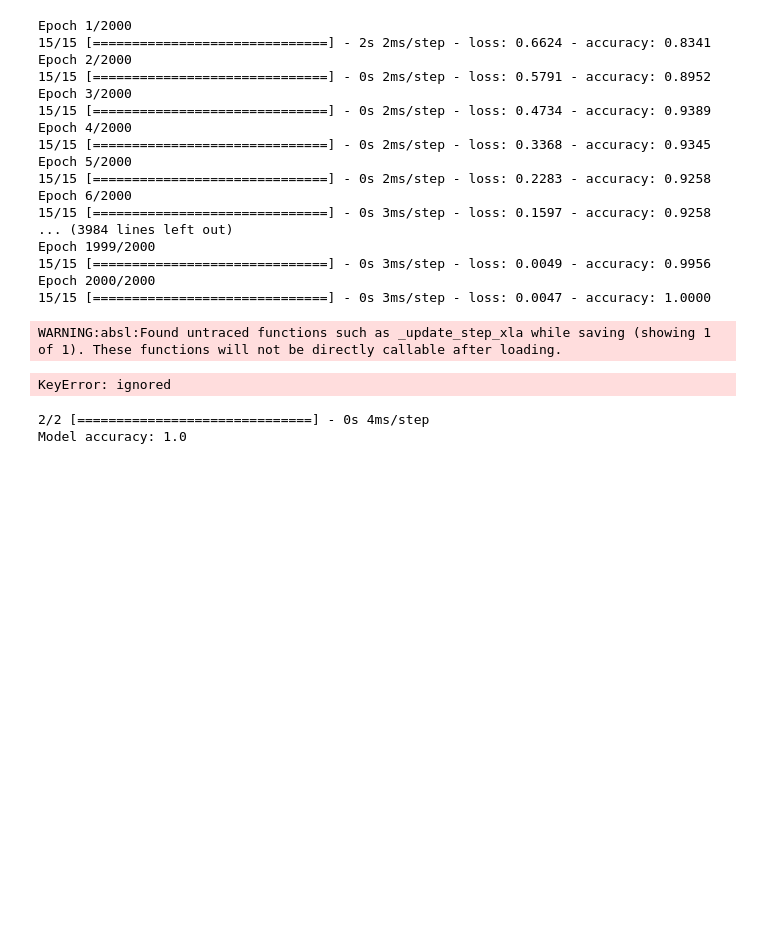
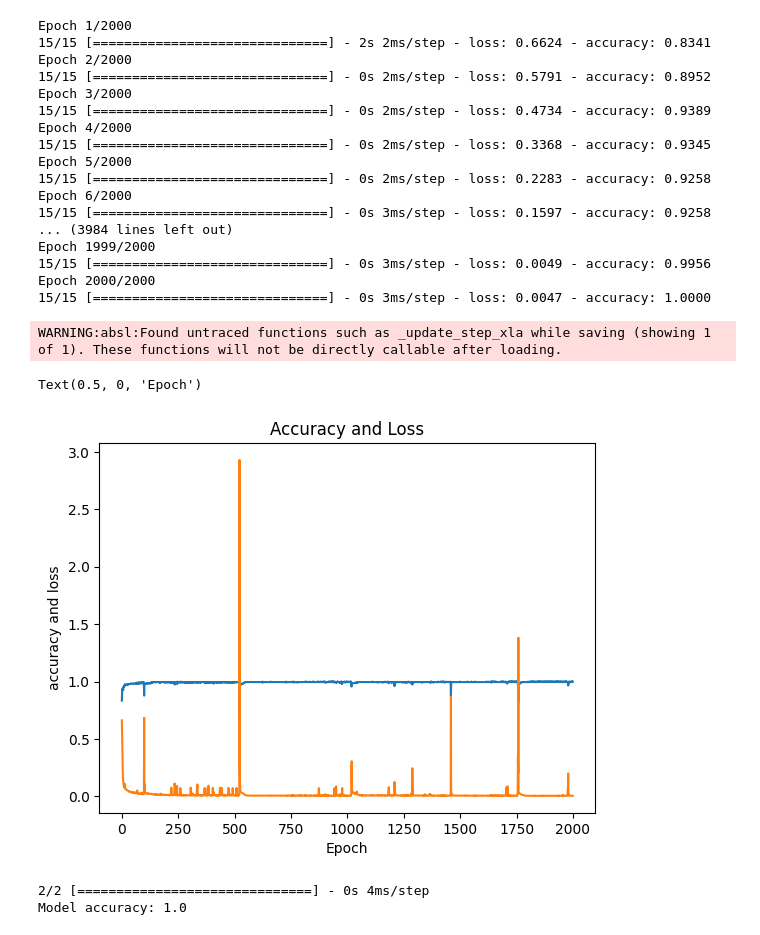
Before and after one commit to Flychuban/Kidney-Disease-Prediction, a Jupyter notebook: KidneyDiseasePrediction.ipynb, the cells around one changed output. Drawn from its saved outputs; the diff is of its cells as text; code cells hidden in the pictures; blank space fills up the shorter version.

Commit message:
Model visualized and saved

```diff
--- a/KidneyDiseasePrediction.ipynb
+++ b/KidneyDiseasePrediction.ipynb
@@ -203,13 +203,14 @@ model.save("kidney_model")
 WARNING:absl:Found untraced functions such as _update_step_xla while saving (showing 1 of 1). These functions will not be directly callable after loading.
 # %%
 # Vizualize the training
-plt.plot(history.history['acc'])
+plt.plot(history.history['accuracy'])
 plt.plot(history.history['loss'])
 plt.title("Accuracy and Loss")
 plt.ylabel("accuracy and loss")
 plt.xlabel("Epoch")
 # %% [output]
-KeyError: ignored
+Text(0.5, 0, 'Epoch')
+[figure, added]
 # %%
 y_pred = model.predict(X_test)
 acc = accuracy_score(Y_test, y_pred)
```
Also changed, not shown: parts of 3 cells of this notebook.
